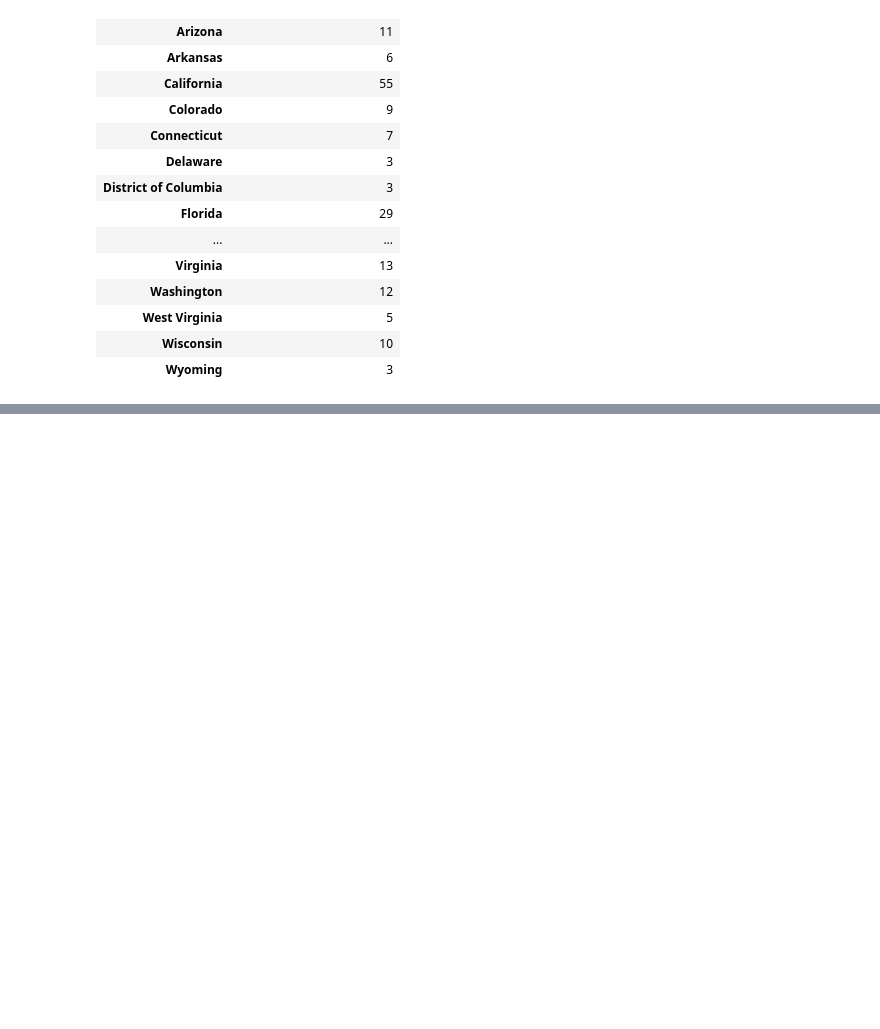
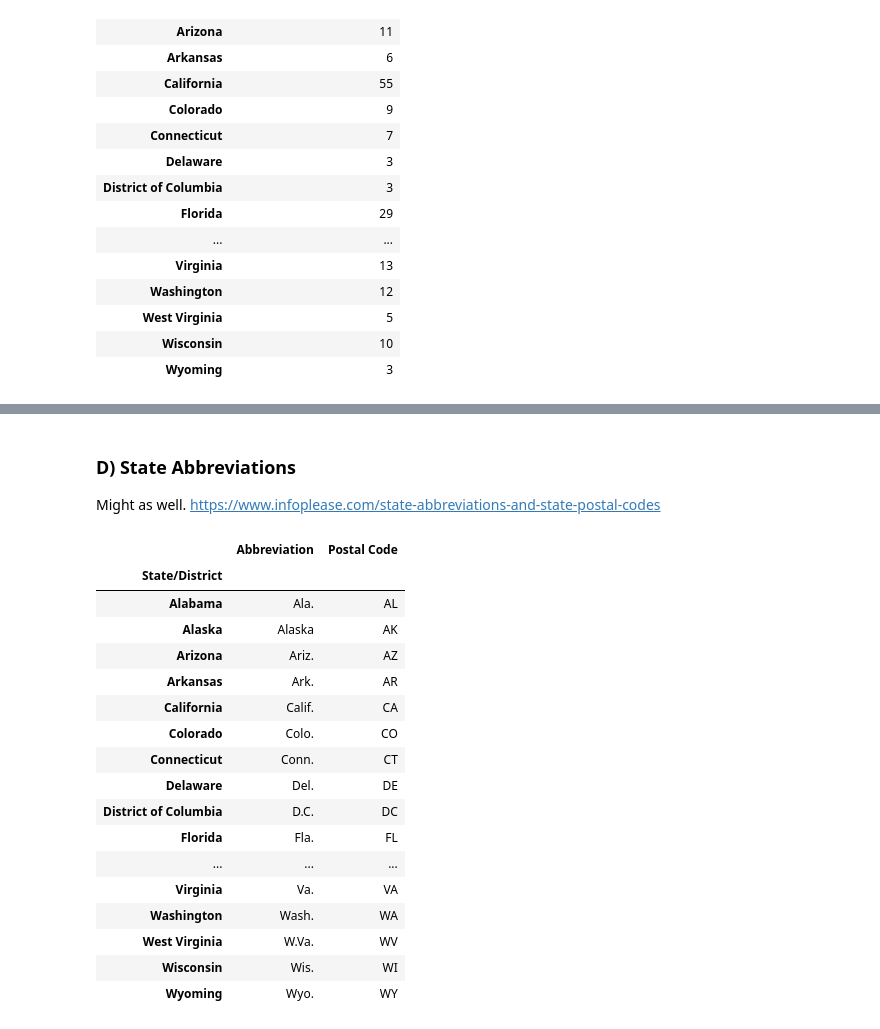
Before and after one commit to jmjoseph/electoral-college, a Jupyter notebook: ec_data.ipynb, the cells around one changed output, grey strips where cells are left out. Drawn from its saved outputs; the diff is of its cells as text; code cells hidden in the pictures; blank space fills up the shorter version.

```diff
--- a/ec_data.ipynb
+++ b/ec_data.ipynb
@@ -95,3 +131,32 @@ ec_df
+# %% [markdown]
+### D) State Abbreviations
+
+Might as well.
+https://www.infoplease.com/state-abbreviations-and-state-postal-codes
+# %%
+abbrev_df = pd.read_html('https://www.infoplease.com/state-abbreviations-and-state-postal-codes',
+                         match='Alabama',
+                         index_col=0)[0]
+abbrev_df
+# %% [output]
+|  | Abbreviation | Postal Code |
+| State/District |  |  |
+| Alabama | Ala. | AL |
+| Alaska | Alaska | AK |
+| Arizona | Ariz. | AZ |
+| Arkansas | Ark. | AR |
+| California | Calif. | CA |
+| Colorado | Colo. | CO |
+| Connecticut | Conn. | CT |
+| Delaware | Del. | DE |
+| District of Columbia | D.C. | DC |
+| Florida | Fla. | FL |
+| ... | ... | ... |
+| Virginia | Va. | VA |
+| Washington | Wash. | WA |
+| West Virginia | W.Va. | WV |
+| Wisconsin | Wis. | WI |
+| Wyoming | Wyo. | WY |
 # %%
 # Save dataframes to csv files
 census_df.to_csv('df_census.csv')
```
Also changed, not shown: parts of 6 cells of this notebook.
